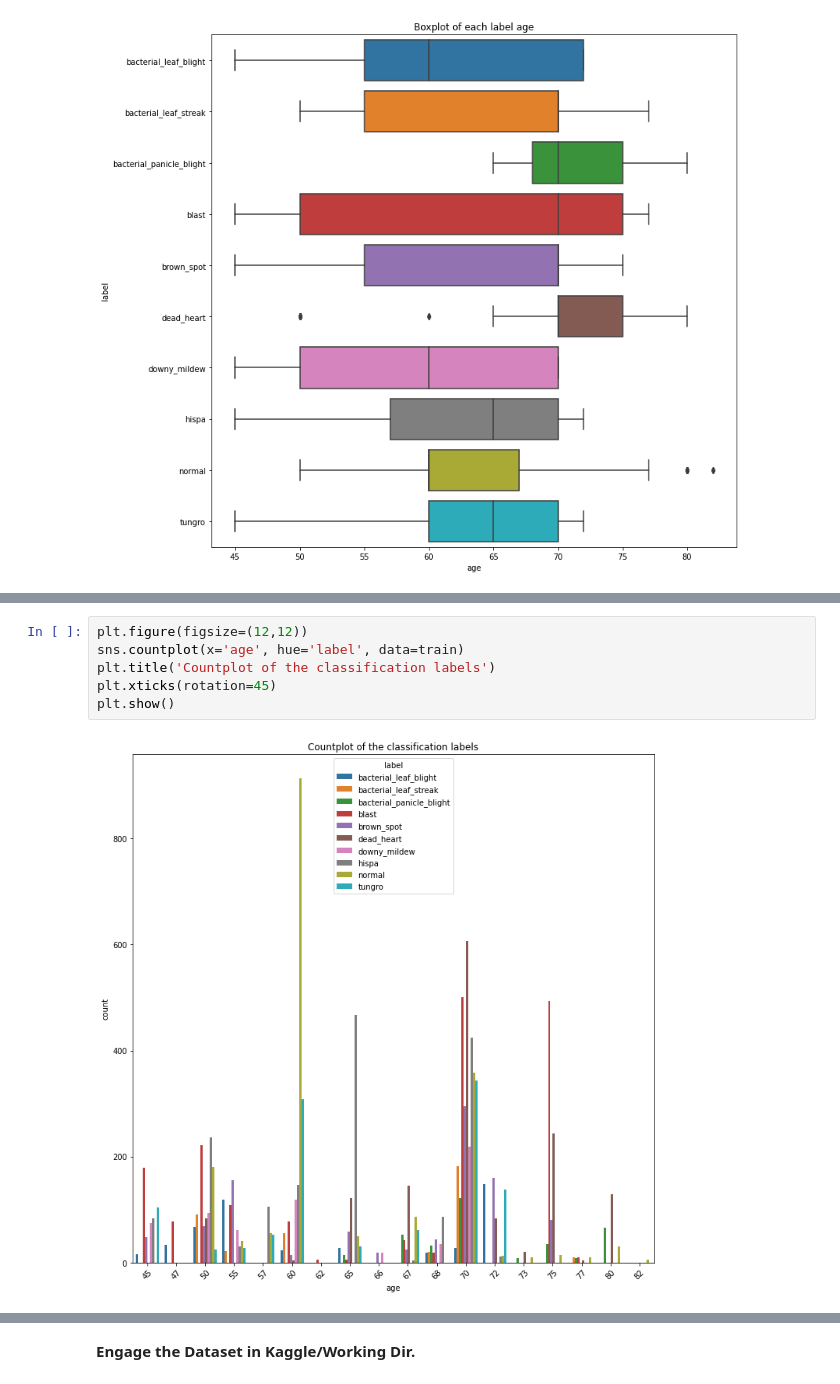
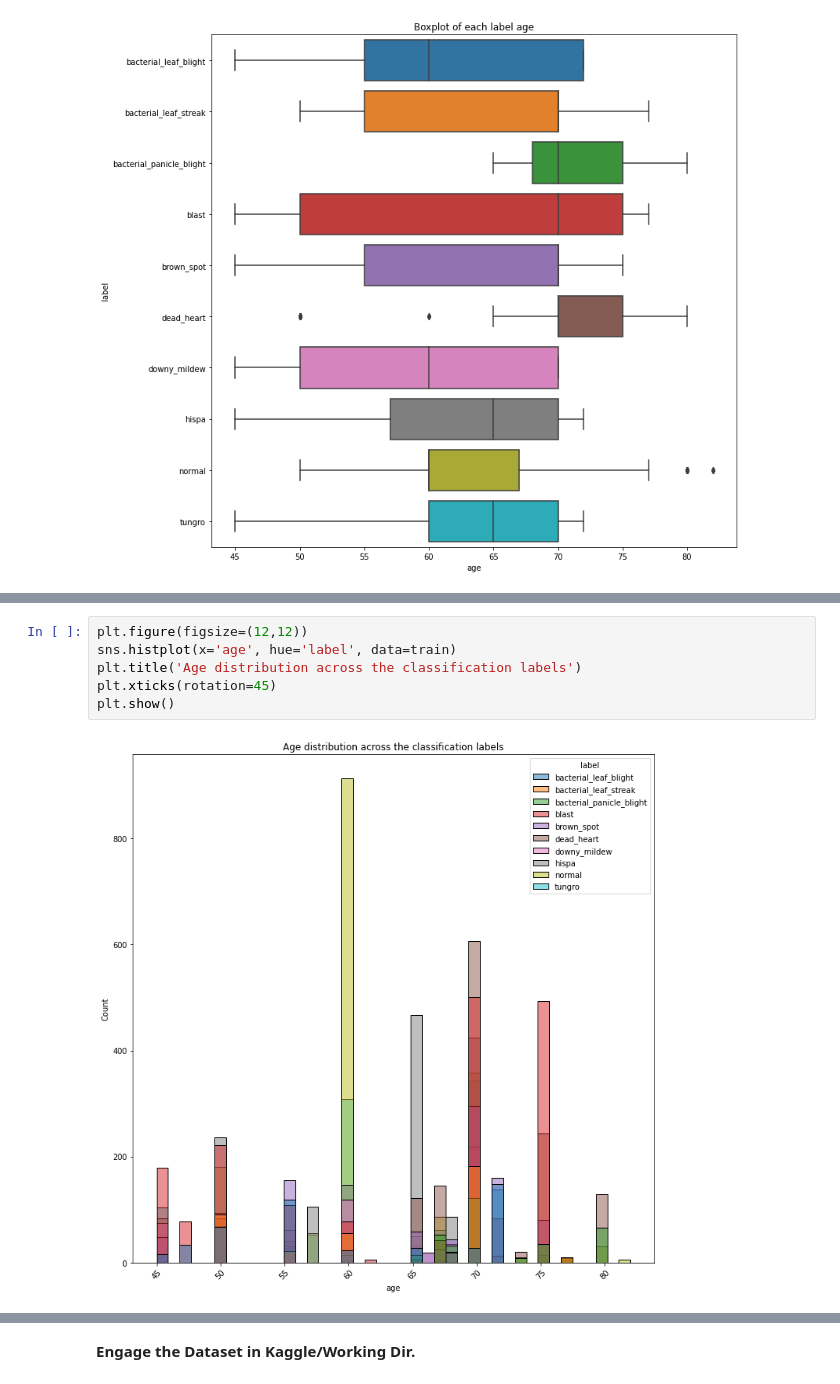
Before and after one commit to ugorjiizu/ML-AI-Works, a Jupyter notebook: ricepaddy.ipynb, the cells around one changed output, grey strips where cells are left out. Saved outputs shown, nothing was run; the diff lists cells and outputs as text.

```diff
--- a/ricepaddy.ipynb
+++ b/ricepaddy.ipynb
@@ -143,8 +170,8 @@ plt.show()
 # %%
 plt.figure(figsize=(12,12))
-sns.countplot(x='age', hue='label', data=train)
-plt.title('Countplot of the classification labels')
+sns.histplot(x='age', hue='label', data=train)
+plt.title('Age distribution across the classification labels')
 plt.xticks(rotation=45)
 plt.show()
 # %% [output]
-[figure, old version]
+[figure, new version]
```
Also changed, not shown: parts of 38 cells of this notebook.
